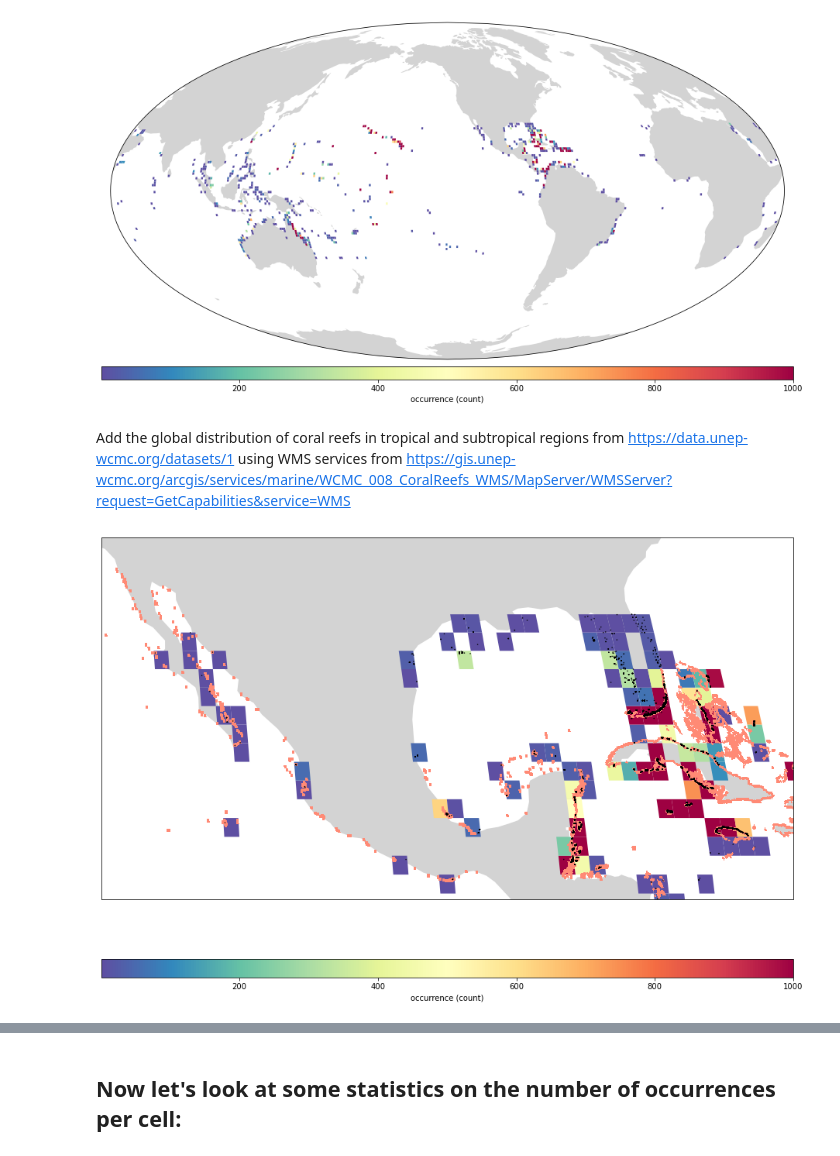
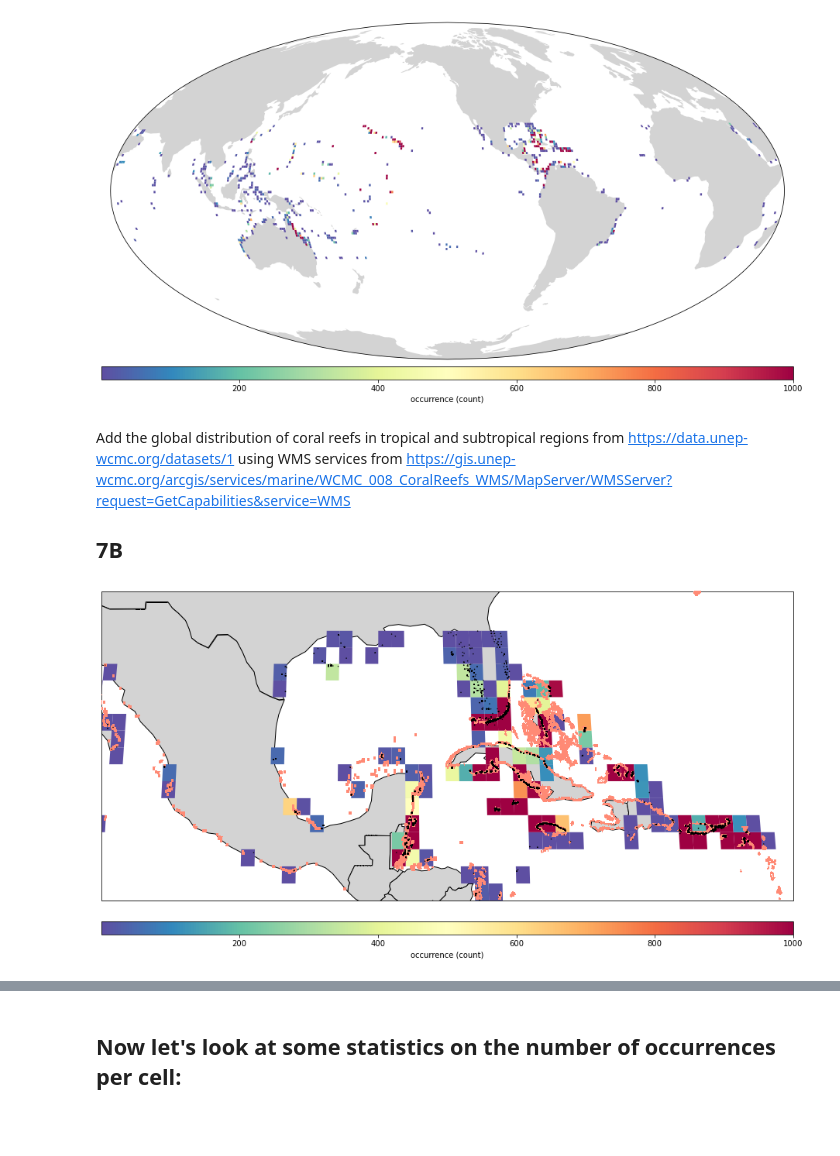
Before and after one commit to MathewBiddle/bio_ice, a Jupyter notebook: create_map_from_OBIS_API.ipynb, the cells around one changed output, grey strips where cells are left out. Saved outputs shown, nothing was run; the diff lists cells and outputs as text; code cells hidden in the pictures; blank space fills up the shorter version.

Commit message:
modifying extents and making one fig w/subplots

```diff
--- a/create_map_from_OBIS_API.ipynb
+++ b/create_map_from_OBIS_API.ipynb
@@ -268,6 +270,8 @@ ax.outline_patch.set_visible(True)
 [figure]
 # %% [markdown]
 Add the global distribution of coral reefs in tropical and subtropical regions from https://data.unep-wcmc.org/datasets/1 using WMS services from https://gis.unep-wcmc.org/arcgis/services/marine/WCMC_008_CoralReefs_WMS/MapServer/WMSServer?request=GetCapabilities&service=WMS
+
+## 7B
 # %%
 import geoplot
 import geoplot.crs as gcrs
@@ -278,16 +282,16 @@ from mpl_toolkits.axes_grid1 import make_axes_locatable
 norm = mpl.colors.Normalize(vmin=1, vmax=1000)
 
 
-projection=gcrs.Mollweide(central_longitude=-130)
+projection=gcrs.Mollweide(central_longitude=-90)
 
 world = gpd.read_file(gpd.datasets.get_path('naturalearth_lowres'))
 
-fig, ax = plt.subplots(figsize=(16,11), facecolor=None, subplot_kw={'projection':projection})
+fig, ax = plt.subplots(figsize=(16,8), facecolor=None, subplot_kw={'projection':projection})
 
 geoplot.polyplot(
-    world.dissolve(),
+    world,
     facecolor='lightgray',
-    edgecolor=None,
+    edgecolor='black',
     projection=projection,
     ax=ax,
     zorder=1,
@@ -318,33 +322,33 @@ geoplot.choropleth(cell,
 # extent = [gdf_dist1.total_bounds[i] for i in order]
 
 # or define your own as a list [xmin, xmax, ymin, ymax]
-extent = [-118.29017600022217, -73.88697000026525, 14.708445000436484, 32.44238333312438]
+extent = [-110, -60, 14, 30]
 
 ax.set_extent(extent)
 
 ax.add_wms(wms='https://gis.unep-wcmc.org/arcgis/services/marine/WCMC_008_CoralReefs_WMS/MapServer/WMSServer?request=GetCapabilities&service=WMS',
           layers=['0','1'],
           zorder=5,
           )
 
 def identity_scale(minval, maxval):
     def scalar(val):
         return 0.5
     return scalar
 
 geoplot.pointplot(
     gdf,
     scale=gdf.index,
     scale_func=identity_scale,
     color='black',
     edgecolor=None,
     projection=projection,
     zorder=10,
     ax=ax,
 )
 
 ax.set_extent(extent)
 
 ax.outline_patch.set_visible(True)
 # %% [output]
-[figure, old version]
+[figure, new version]
```
Also changed, not shown: parts of 7 cells of this notebook, 1 other file.
